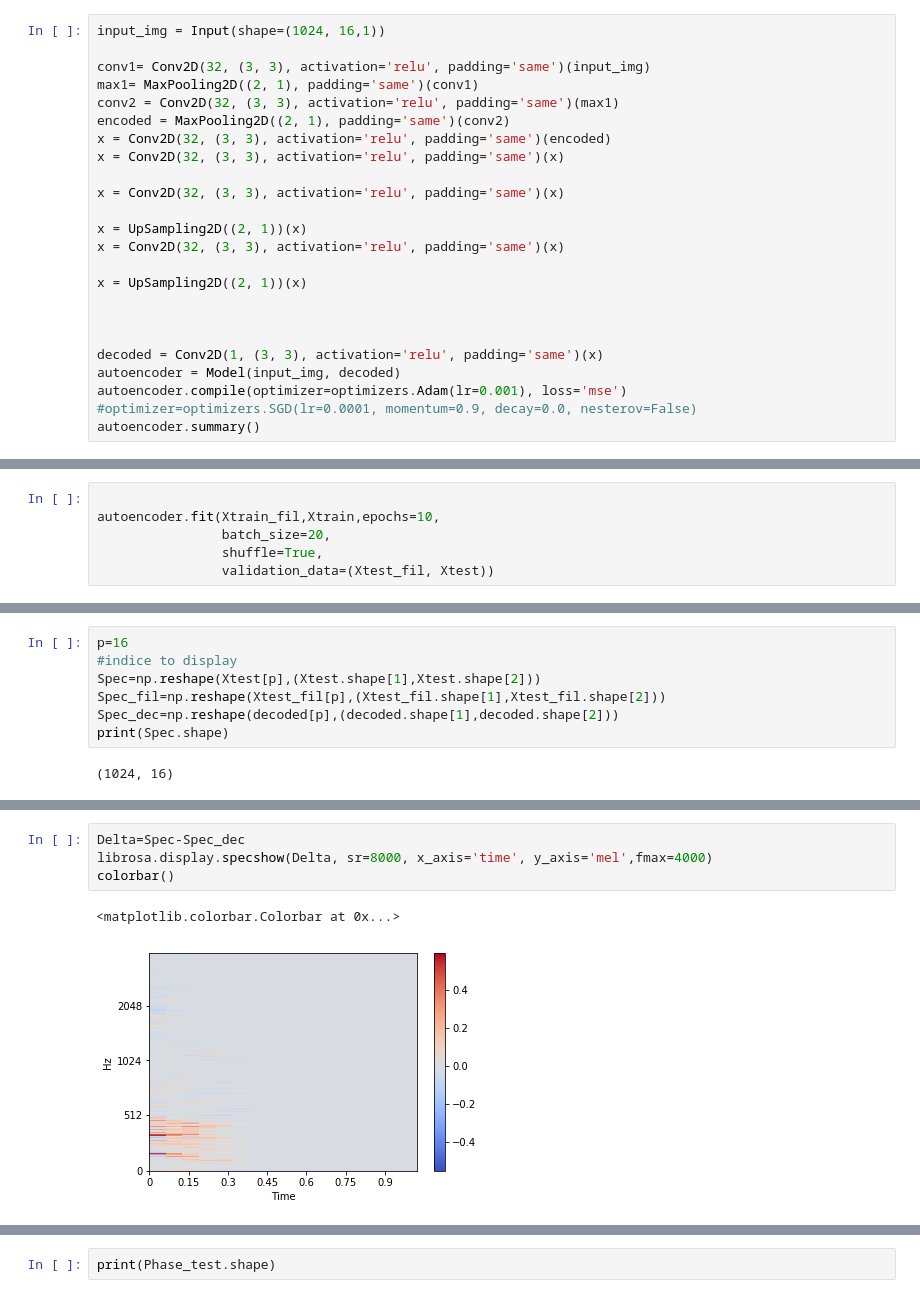
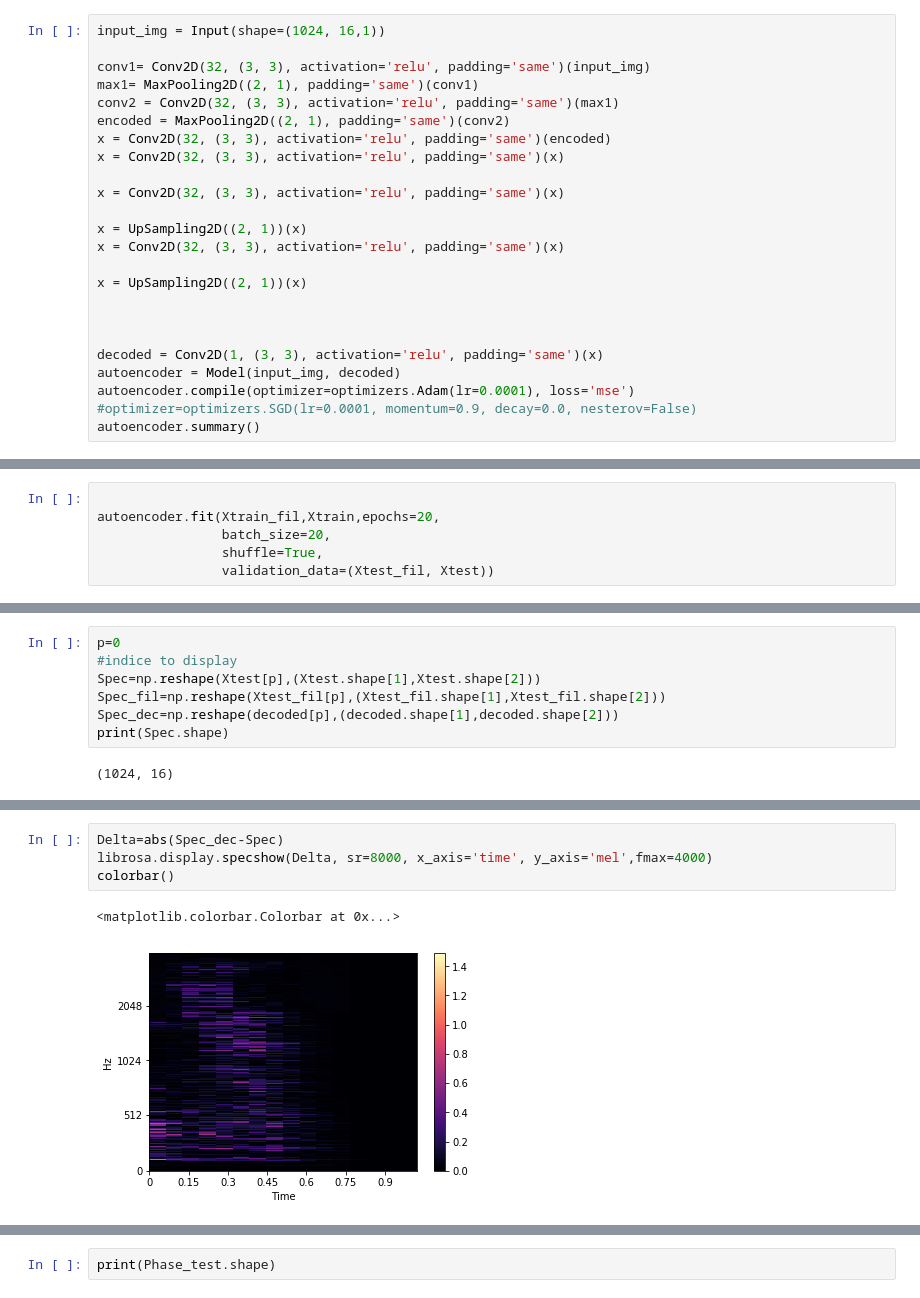
Before and after one commit to JoachimROSSEEL/AudioSuperResolution, a Jupyter notebook: super_resolution_melspectro.ipynb, the cells around one changed output, grey strips where cells are left out. Cells and saved outputs as stored; diff of their text form.

```diff
--- a/super_resolution_melspectro.ipynb
+++ b/super_resolution_melspectro.ipynb
@@ -71,7 +82,7 @@ x = UpSampling2D((2, 1))(x)
 
 decoded = Conv2D(1, (3, 3), activation='relu', padding='same')(x)
 autoencoder = Model(input_img, decoded)
-autoencoder.compile(optimizer=optimizers.Adam(lr=0.001), loss='mse')
+autoencoder.compile(optimizer=optimizers.Adam(lr=0.0001), loss='mse')
 #optimizer=optimizers.SGD(lr=0.0001, momentum=0.9, decay=0.0, nesterov=False)
 autoencoder.summary()
 # %% [output]
@@ -94,7 +105,7 @@ Non-trainable params: 0
 _________________________________________________________________
 # %%
 
-autoencoder.fit(Xtrain_fil,Xtrain,epochs=10,
+autoencoder.fit(Xtrain_fil,Xtrain,epochs=20,
                 batch_size=20,
                 shuffle=True,
                 validation_data=(Xtest_fil, Xtest))
@@ -120,7 +131,7 @@ Epoch 10/10
 # %%
 decoded = autoencoder.predict(Xtest_fil)
 # %%
-p=16
+p=0
 #indice to display
 Spec=np.reshape(Xtest[p],(Xtest.shape[1],Xtest.shape[2]))
 Spec_fil=np.reshape(Xtest_fil[p],(Xtest_fil.shape[1],Xtest_fil.shape[2]))
@@ -155,7 +166,7 @@ colorbar()
 # %%
-Delta=Spec-Spec_dec
+Delta=abs(Spec_dec-Spec)
 librosa.display.specshow(Delta, sr=8000, x_axis='time', y_axis='mel',fmax=4000)
 colorbar()
 # %% [output]
 <matplotlib.colorbar.Colorbar at 0x...>
-[figure, old version]
+[figure, new version]
```
Also changed, not shown: parts of 18 cells of this notebook.
